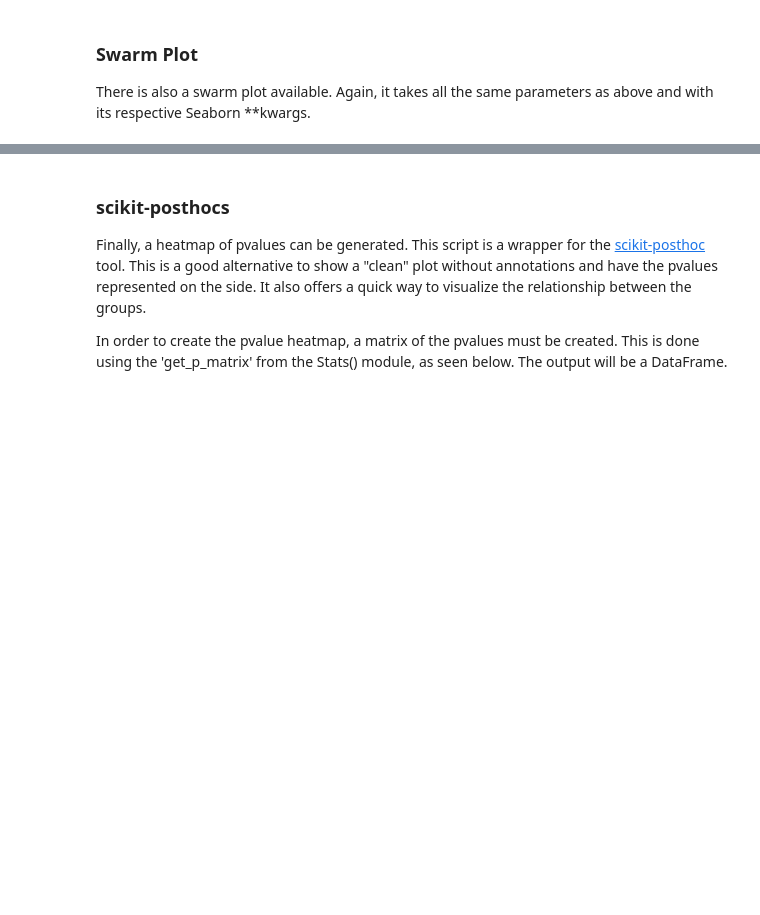
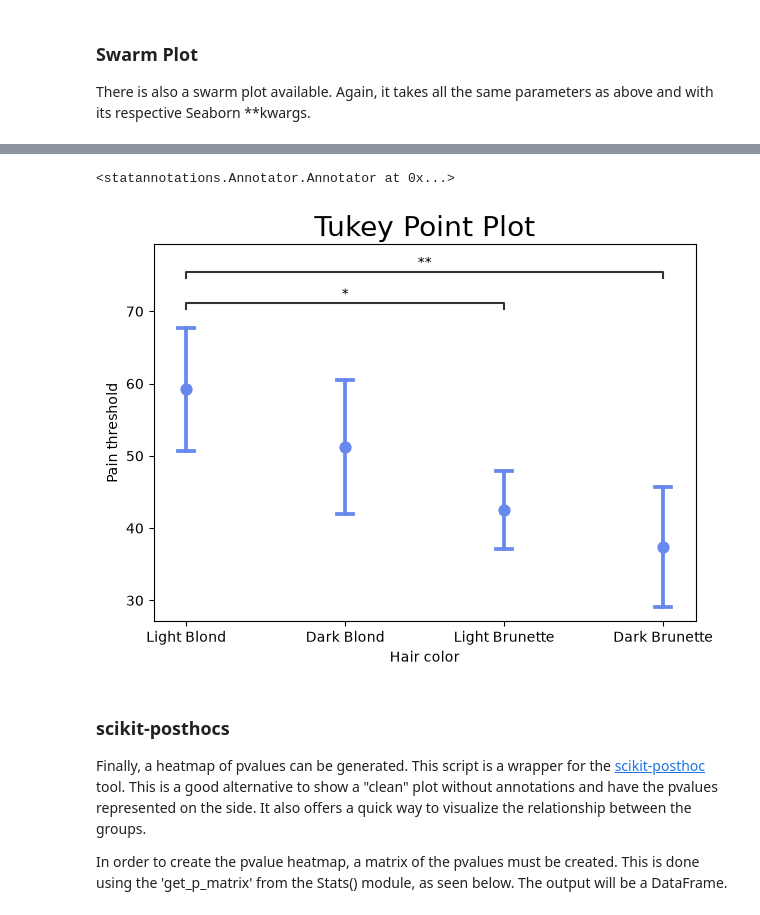
Before and after one commit to tlint101/py50, a Jupyter notebook: tutorials/006_statistics_quickstart.ipynb, the cells around one changed output, grey strips where cells are left out. Cells and saved outputs as stored; diff of their text form; code cells hidden in the pictures; blank space fills up the shorter version.

```diff
--- a/tutorials/006_statistics_quickstart.ipynb
+++ b/tutorials/006_statistics_quickstart.ipynb
@@ -272,3 +277,9 @@ Text(0.5, 1.0, 'Tukey Strip Plot')
+# %%
+plot.pointplot(test='tukey', value_col='Pain threshold', group_col='Hair color', palette='coolwarm', pairs=pairs, linestyles=None,
+               title='Tukey Point Plot', titlesize=20)
+# %% [output]
+<statannotations.Annotator.Annotator at 0x...>
+[figure, added]
 # %% [markdown]
 ### scikit-posthocs
 Finally, a heatmap of pvalues can be generated. This script is a wrapper for the [scikit-posthoc](https://scikit-posthocs.readthedocs.io/en/latest/) tool. This is a good alternative to show a "clean" plot without annotations and have the pvalues represented on the side. It also offers a quick way to visualize the relationship between the groups.
```
Also changed, not shown: parts of 15 cells of this notebook, 8 other files.
